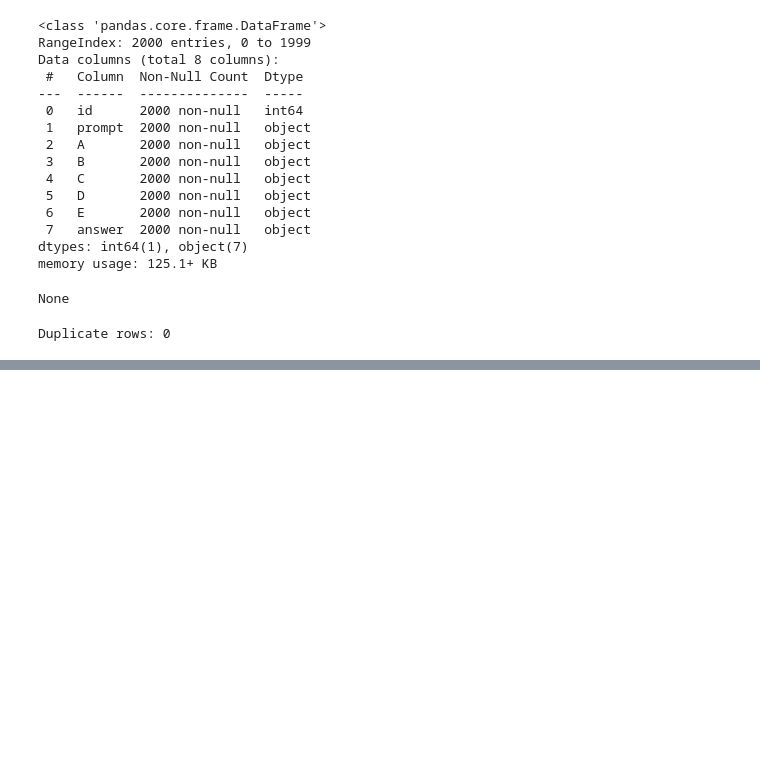
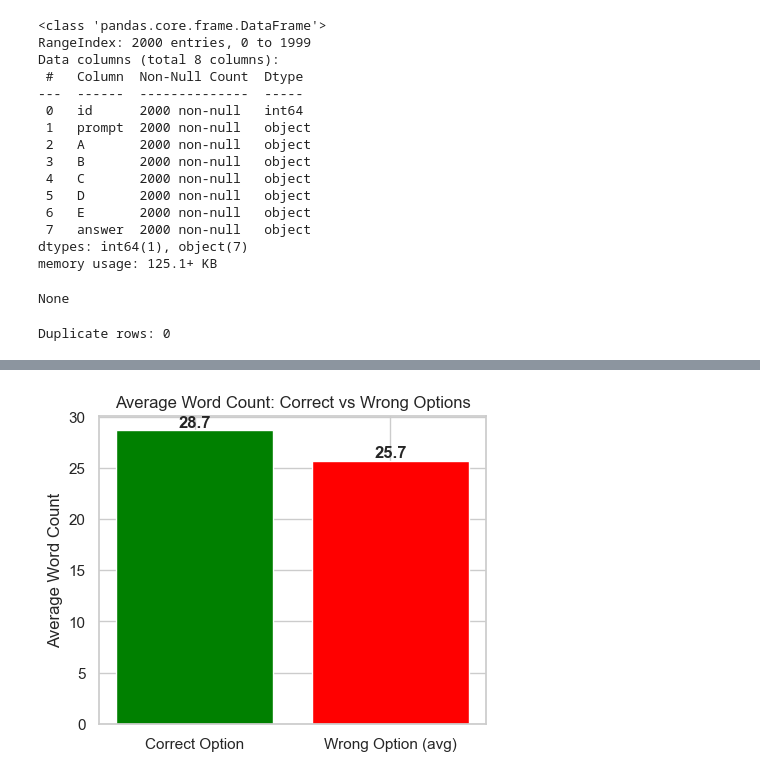
Before and after one commit to varnit27/dlgenai-t22026, a Jupyter notebook: DL-23f3000843-notebook-t22026.ipynb, the cells around one changed output, grey strips where cells are left out. Saved outputs shown, nothing was run; the diff lists cells and outputs as text; code cells hidden in the pictures; blank space fills up the shorter version.

```diff
--- a/DL-23f3000843-notebook-t22026.ipynb
+++ b/DL-23f3000843-notebook-t22026.ipynb
@@ -93,3 +101,20 @@ Duplicate rows: 0
+# %%
+train['correct_option_len'] = train.apply(lambda row: len(str(row[row['answer']]).split()), axis=1)
+train['wrong_option_len'] = train.apply(
+    lambda row: np.mean([len(str(row[opt]).split()) for opt in options if opt != row['answer']]), axis=1)
+
+avg_correct = train['correct_option_len'].mean()
+avg_wrong = train['wrong_option_len'].mean()
+
+plt.figure(figsize=(5, 4))
+plt.bar(['Correct Option', 'Wrong Option (avg)'], [avg_correct, avg_wrong], color=['green', 'red'])
+plt.title('Average Word Count: Correct vs Wrong Options')
+plt.ylabel('Average Word Count')
+for i, v in enumerate([avg_correct, avg_wrong]):
+    plt.text(i, v + 0.3, f'{v:.1f}', ha='center', fontweight='bold')
+plt.show()
+# %% [output]
+[figure, added]
 # %%
 from sklearn.feature_extraction.text import TfidfVectorizer
 from sklearn.metrics.pairwise import cosine_similarity
```
Also changed, not shown: parts of 4 cells of this notebook.
